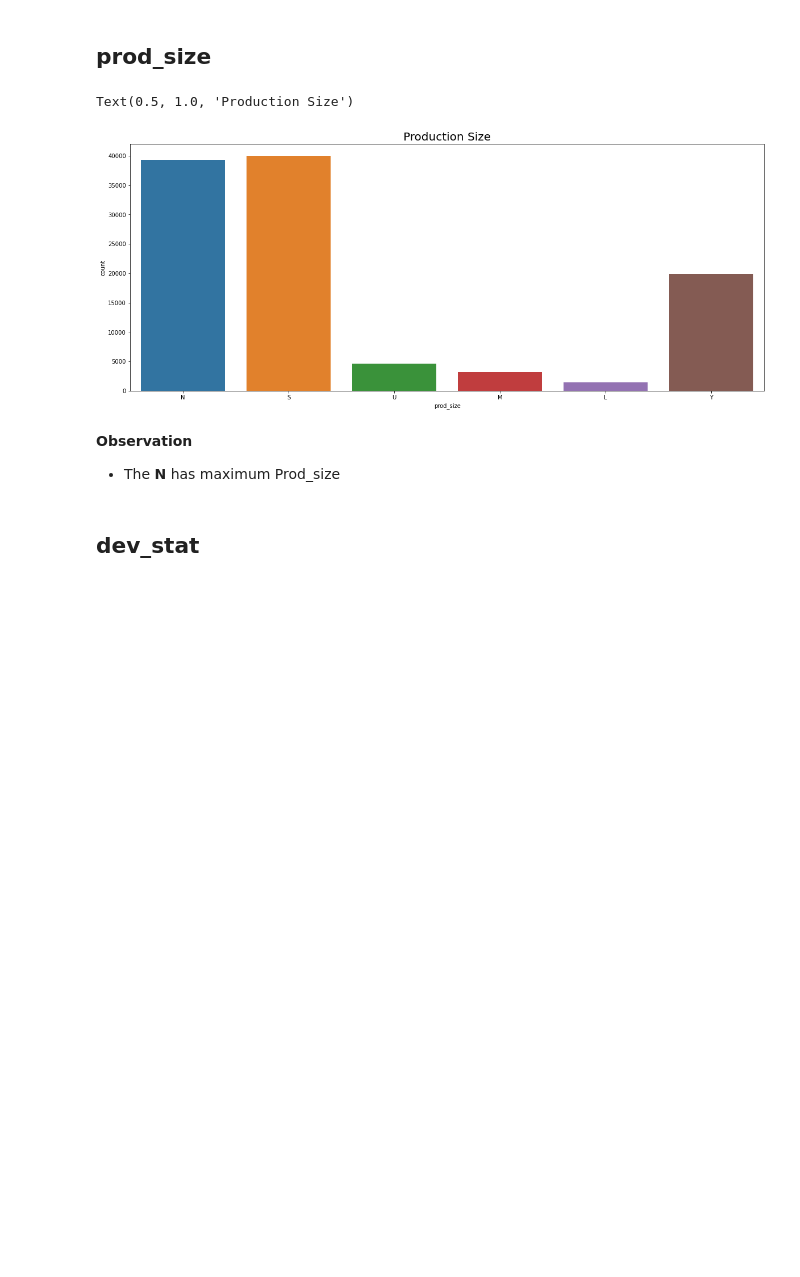
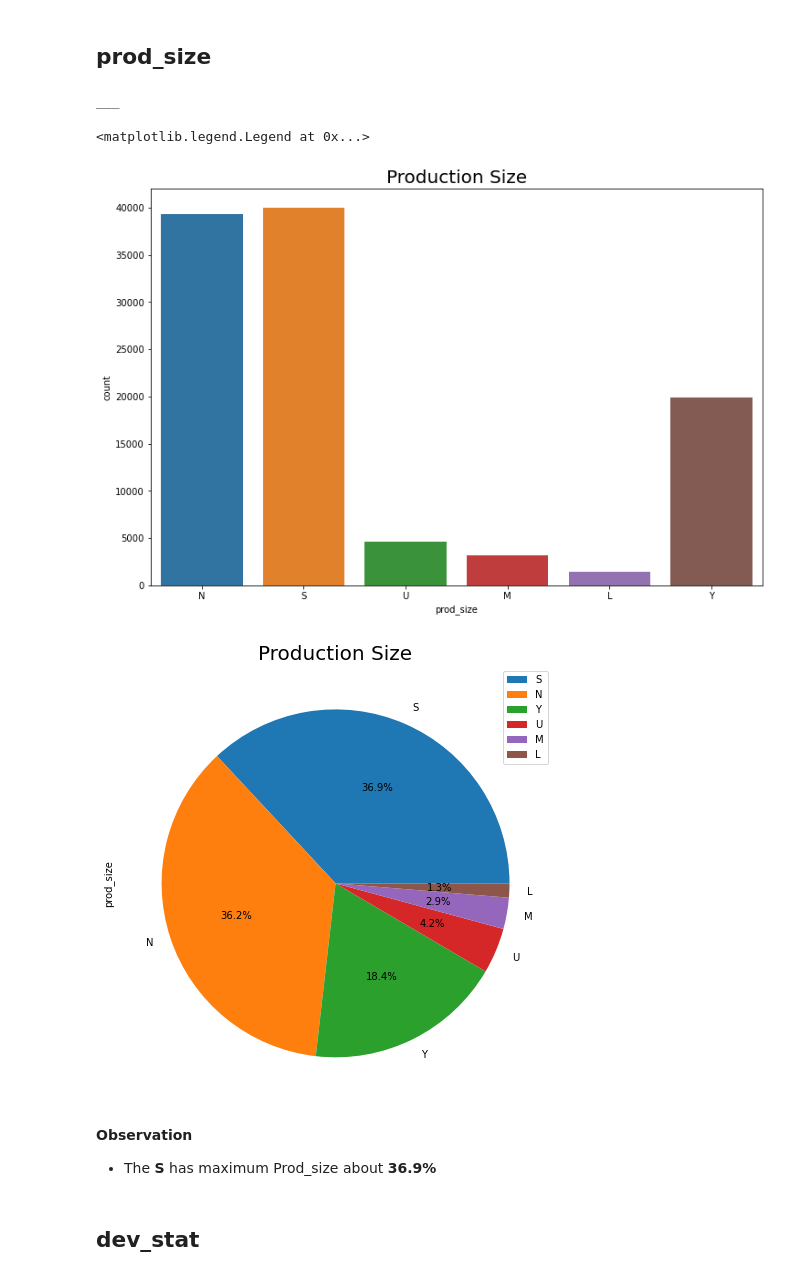
Before and after one commit to Sialsanwal/Data-Science, a Jupyter notebook: Exploratory Data Analysis (EDA)/Mineral ores around the world.ipynb, the cells around one changed output. Saved outputs shown, nothing was run; the diff lists cells and outputs as text; code cells hidden in the pictures; blank space fills up the shorter version.

```diff
--- a/Exploratory Data Analysis (EDA)/Mineral ores around the world.ipynb
+++ b/Exploratory Data Analysis (EDA)/Mineral ores around the world.ipynb
@@ -150,15 +155,24 @@ plt.show()
 # %% [markdown]
 ## prod_size
 # %%
-plt.figure(figsize=(20,8))
+
+plt.figure(figsize=(12,8))
 sns.countplot(data=df,x=df['prod_size'])
 plt.title('Production Size',fontsize=20)
+print("___ ")
+
+plt.figure(figsize=(12,8))
+plt.title('Production Size',fontsize=20)
+df.prod_size.value_counts().plot(kind='pie',autopct="%.1f%%")
+plt.legend(loc=1)
 # %% [output]
-Text(0.5, 1.0, 'Production Size')
+___
+<matplotlib.legend.Legend at 0x...>
-[figure, old version]
+[figure, new version]
+[figure, added]
 # %% [markdown]
 **Observation**
-- The **N** has maximum Prod_size
+- The **S** has maximum Prod_size  about **36.9%**
 # %% [markdown]
 ## dev_stat
 # %%
```
Also changed, not shown: parts of 12 cells of this notebook.
